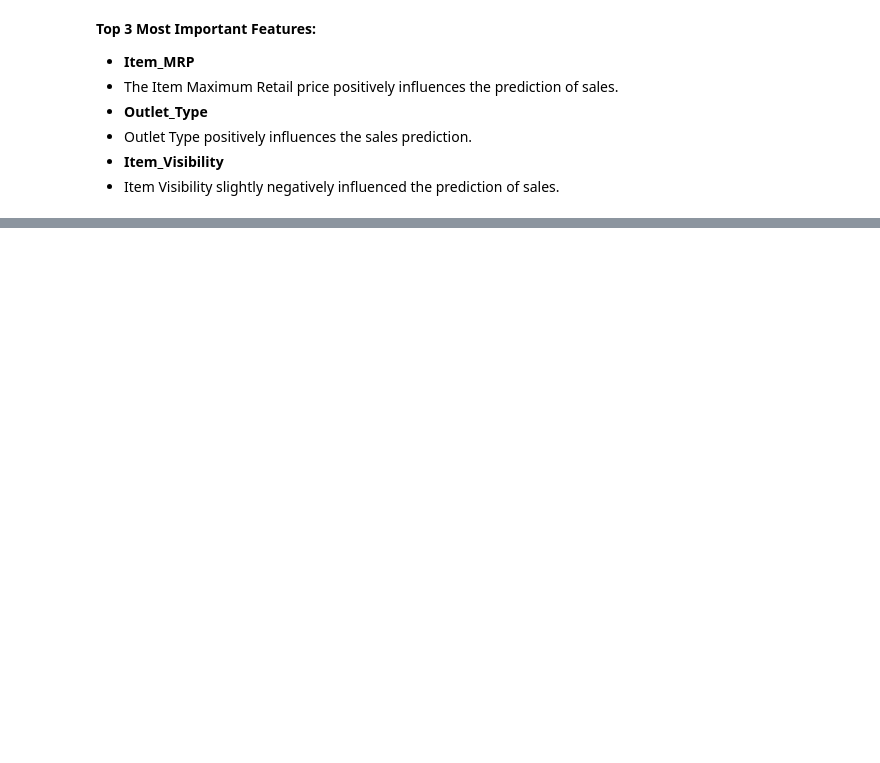
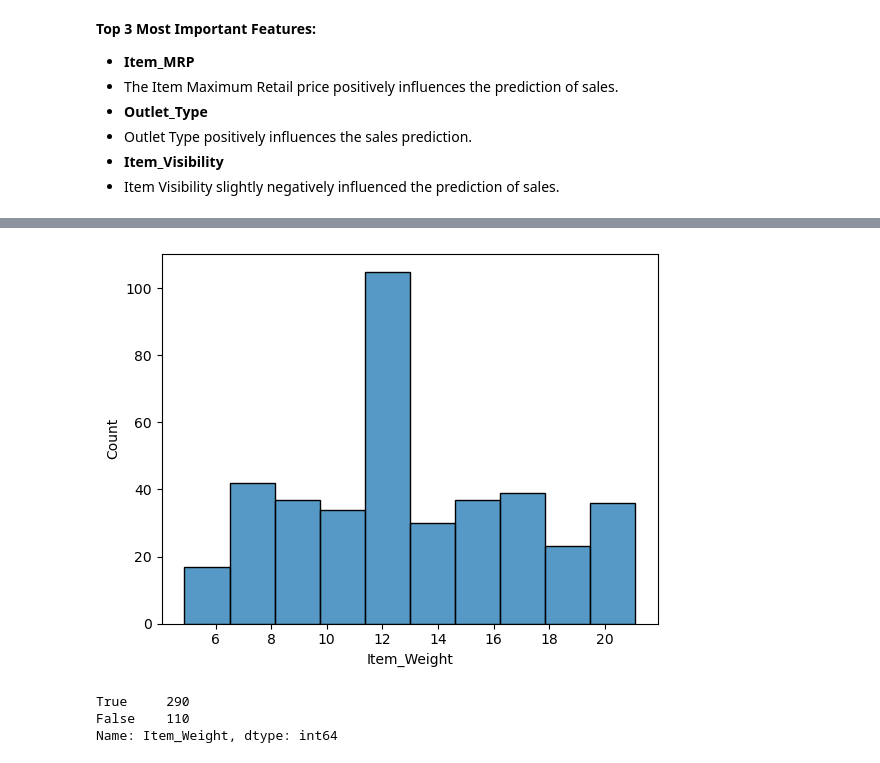
Before and after one commit to G3ntl3g1ant/sales-predictions, a Jupyter notebook: Explaining Models with Shap.ipynb, the cells around one changed output, grey strips where cells are left out. Cells and saved outputs as stored; diff of their text form; code cells hidden in the pictures; blank space fills up the shorter version.

```diff
--- a/Explaining Models with Shap.ipynb
+++ b/Explaining Models with Shap.ipynb
@@ -95,0 +143,13 @@ No data for colormapping provided via 'c'. Parameters 'vmin', 'vmax' will be ign
+# %%
+# Item_Weight
+sns.histplot(X_shap['Item_Weight']);
+# %% [output]
+[figure, added]
+# %%
+# Saving Item_Weight filter
+filt_weight = X_shap['Item_Weight'] < 16
+filt_weight.value_counts()
+# %% [output]
+True     290
+False    110
+Name: Item_Weight, dtype: int64
```
Also changed, not shown: parts of 23 cells of this notebook.
